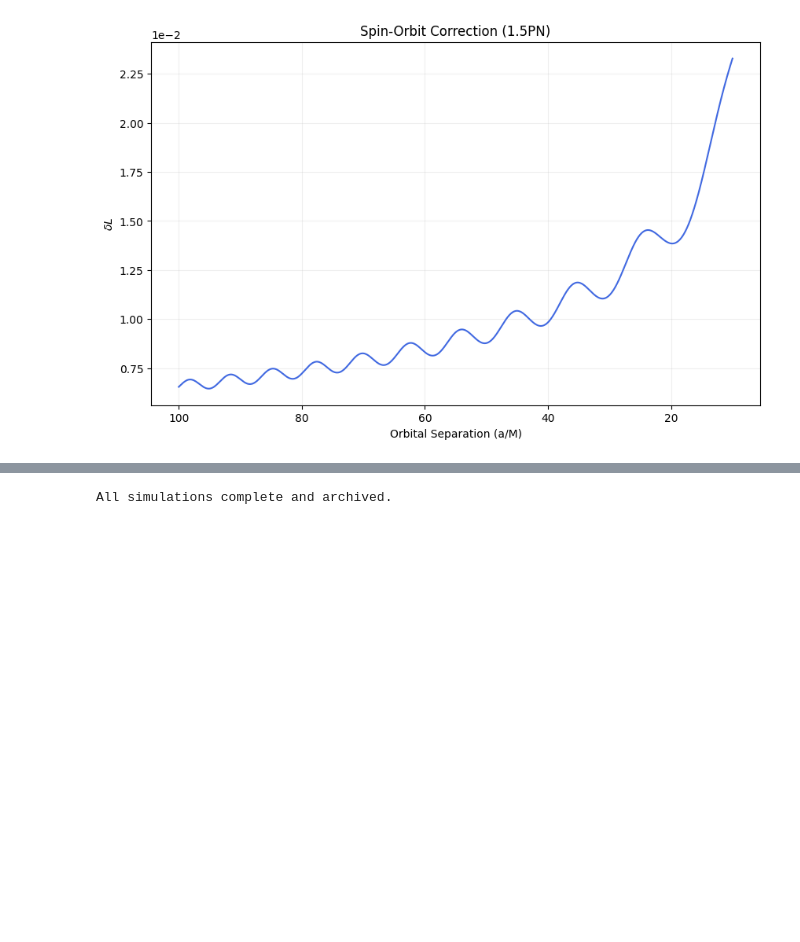
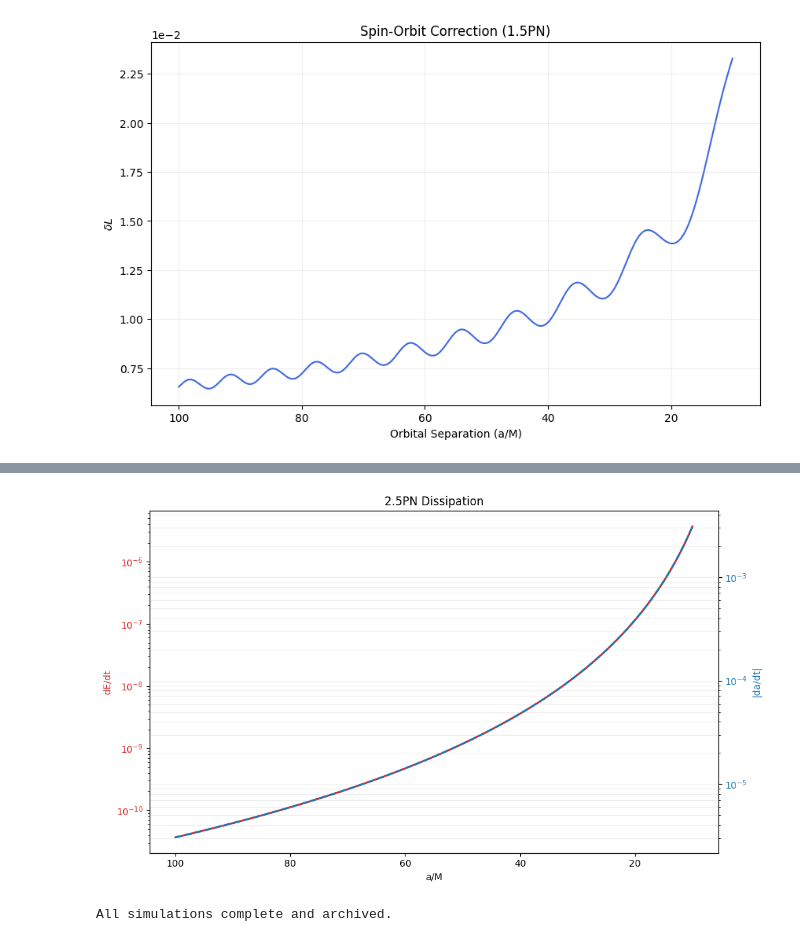
Before and after one commit to giacomobrugali/Entropy-conjecture, a Jupyter notebook: Entropy-conjecture/Precession_V2_analysis/precession_evolution.ipynb, the cells around one changed output, grey strips where cells are left out. Cells and saved outputs as stored; diff of their text form; code cells hidden in the pictures; blank space fills up the shorter version.

```diff
--- a/Entropy-conjecture/Precession_V2_analysis/precession_evolution.ipynb
+++ b/Entropy-conjecture/Precession_V2_analysis/precession_evolution.ipynb
@@ -181,3 +185,31 @@ plt.show()
+# %%
+# 2.5PN dissipation
+
+nu = (m1 * m2) / (m1 + m2)**2
+energy_flux = (32/5) * (nu**2) * (1/a_M)**5
+da_dt = -(64/5) * nu * (1/a_M)**3
+
+
+fig, ax1 = plt.subplots(figsize=(10, 6))
+color = 'tab:red'
+ax1.set_xlabel('a/M')
+ax1.set_ylabel('dE/dt', color=color)
+ax1.plot(a_M, energy_flux, color=color, lw=2, label='GW Luminosity')
+ax1.tick_params(axis='y', labelcolor=color)
+ax1.set_yscale('log')
+ax2 = ax1.twinx()
+color = 'tab:blue'
+ax2.set_ylabel('|da/dt|', color=color)
+ax2.plot(a_M, np.abs(da_dt), color=color, lw=2, ls='--', label='Inspiral Velocity')
+ax2.tick_params(axis='y', labelcolor=color)
+ax2.set_yscale('log')
+plt.title('2.5PN Dissipation')
+plt.gca().invert_xaxis()
+plt.grid(True, which="both", alpha=0.2)
+fig.tight_layout()
+plt.show()
+# %% [output]
+[figure, added]
 # %%
 #multiple simulations
 
```
Also changed, not shown: parts of 4 cells of this notebook.
